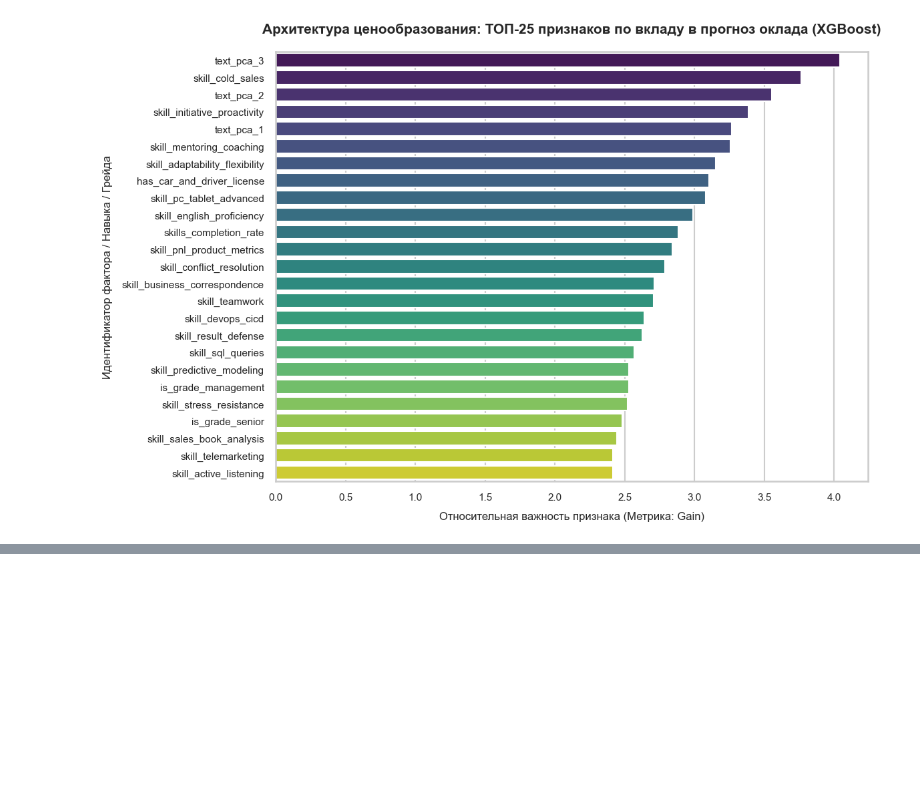
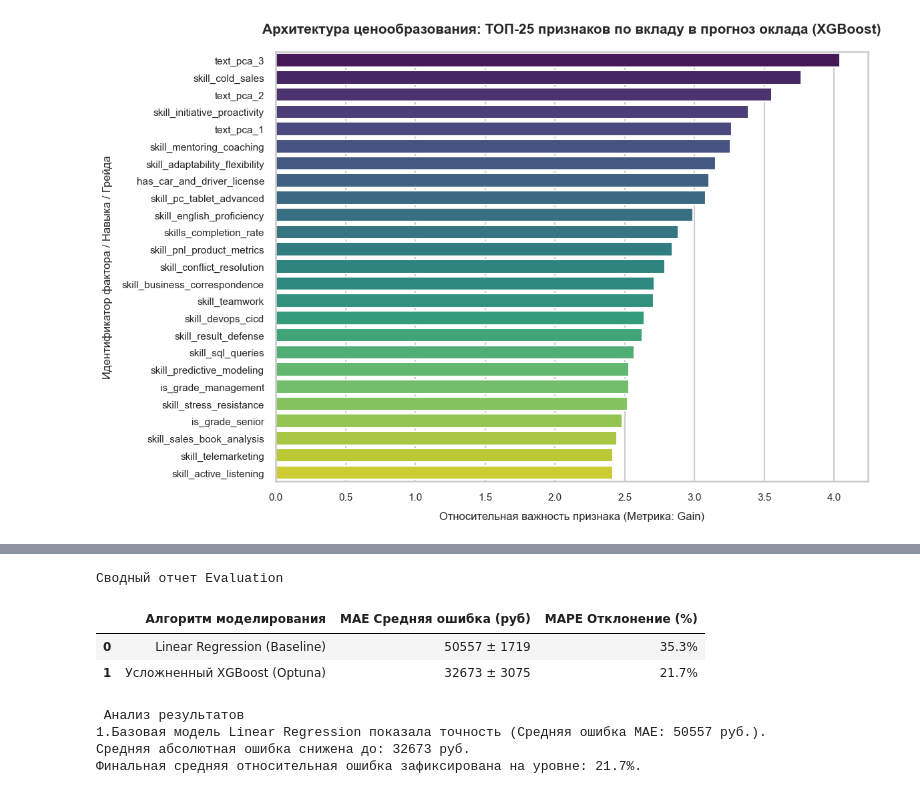
Before and after one commit to stason1991/My-First-Data-Project, a Jupyter notebook: notebooks/ml_notebook_lr_xgboost_mfdp_part7.ipynb, the cells around one changed output, grey strips where cells are left out. Saved outputs shown, nothing was run; the diff lists cells and outputs as text; code cells hidden in the pictures; blank space fills up the shorter version.

```diff
--- a/notebooks/ml_notebook_lr_xgboost_mfdp_part7.ipynb
+++ b/notebooks/ml_notebook_lr_xgboost_mfdp_part7.ipynb
@@ -1909,0 +2870,35 @@ plt.show()
+# %%
+# Формируем структуру итогового датафрейма метрик
+metrics_report = pd.DataFrame({
+    "Алгоритм моделирования": [
+        "Linear Regression (Baseline)",
+        "Усложненный XGBoost (Optuna)"
+    ],
+    "MAE Средняя ошибка (руб)": [
+        f"{np.mean(lr_mae_folds):.0f} ± {np.std(lr_mae_folds):.0f}",
+        f"{np.mean(xgb_mae_folds):.0f} ± {np.std(xgb_mae_folds):.0f}"
+    ],
+    "MAPE Отклонение (%)": [
+        f"{np.mean(lr_mape_folds):.1f}%",
+        f"{np.mean(xgb_mape_folds):.1f}%"
+    ]
+})
+
+print("Сводный отчет Evaluation")
+display(metrics_report)
+
+# Разбор результатов
+xgb_mean_mape = np.mean(xgb_mape_folds)
+print("\n Анализ результатов")
+print(f"1.Базовая модель Linear Regression показала точность (Средняя ошибка MAE: {np.mean(lr_mae_folds):.0f} руб.).")
+print(f"Средняя абсолютная ошибка снижена до: {np.mean(xgb_mae_folds):.0f} руб.")
+print(f"Финальная средняя относительная ошибка зафиксирована на уровне: {xgb_mean_mape:.1f}%.")
+# %% [output]
+Сводный отчет Evaluation
+|  | Алгоритм моделирования | MAE Средняя ошибка (руб) | MAPE Отклонение (%) |
+| 0 | Linear Regression (Baseline) | 50557 ± 1719 | 35.3% |
+| 1 | Усложненный XGBoost (Optuna) | 32673 ± 3075 | 21.7% |
+ Анализ результатов
+1.Базовая модель Linear Regression показала точность (Средняя ошибка MAE: 50557 руб.).
+Средняя абсолютная ошибка снижена до: 32673 руб.
+Финальная средняя относительная ошибка зафиксирована на уровне: 21.7%.
```
Also changed, not shown: parts of 11 cells of this notebook, 27 other files.
